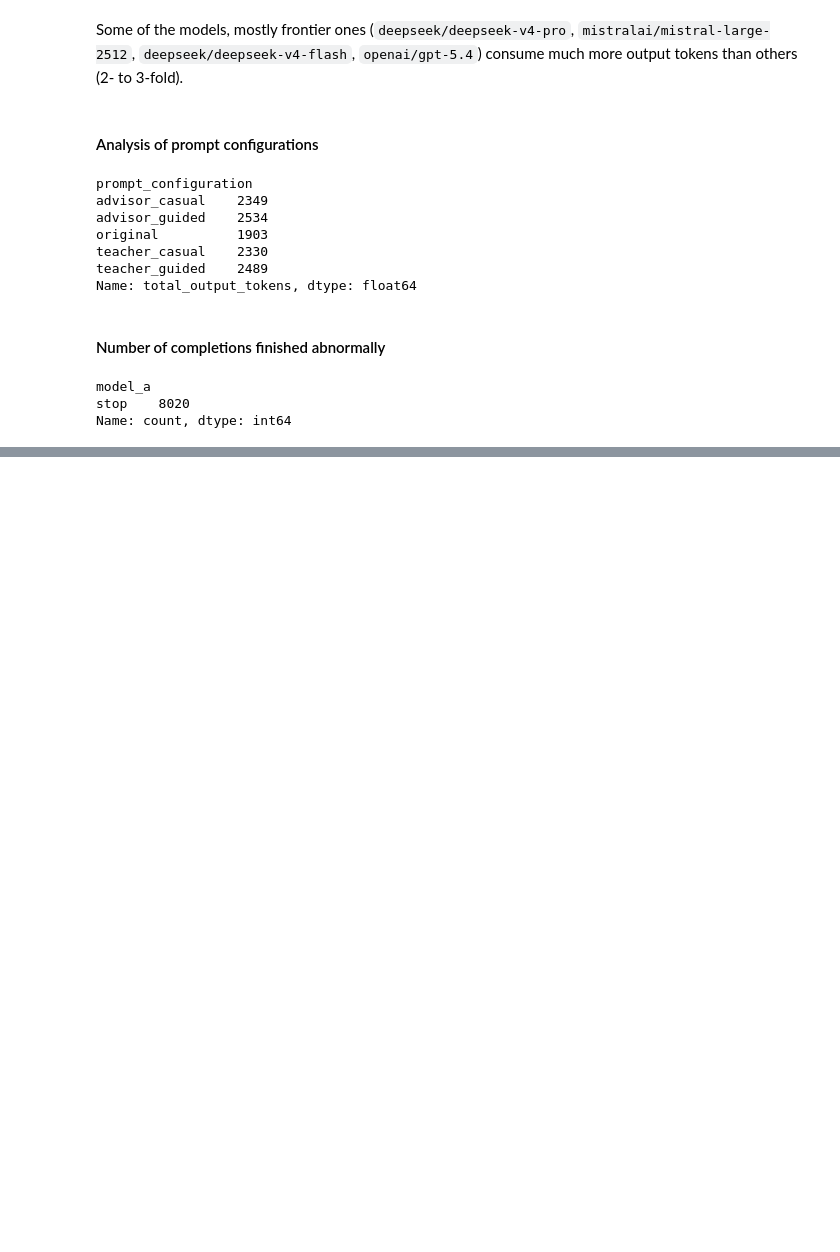
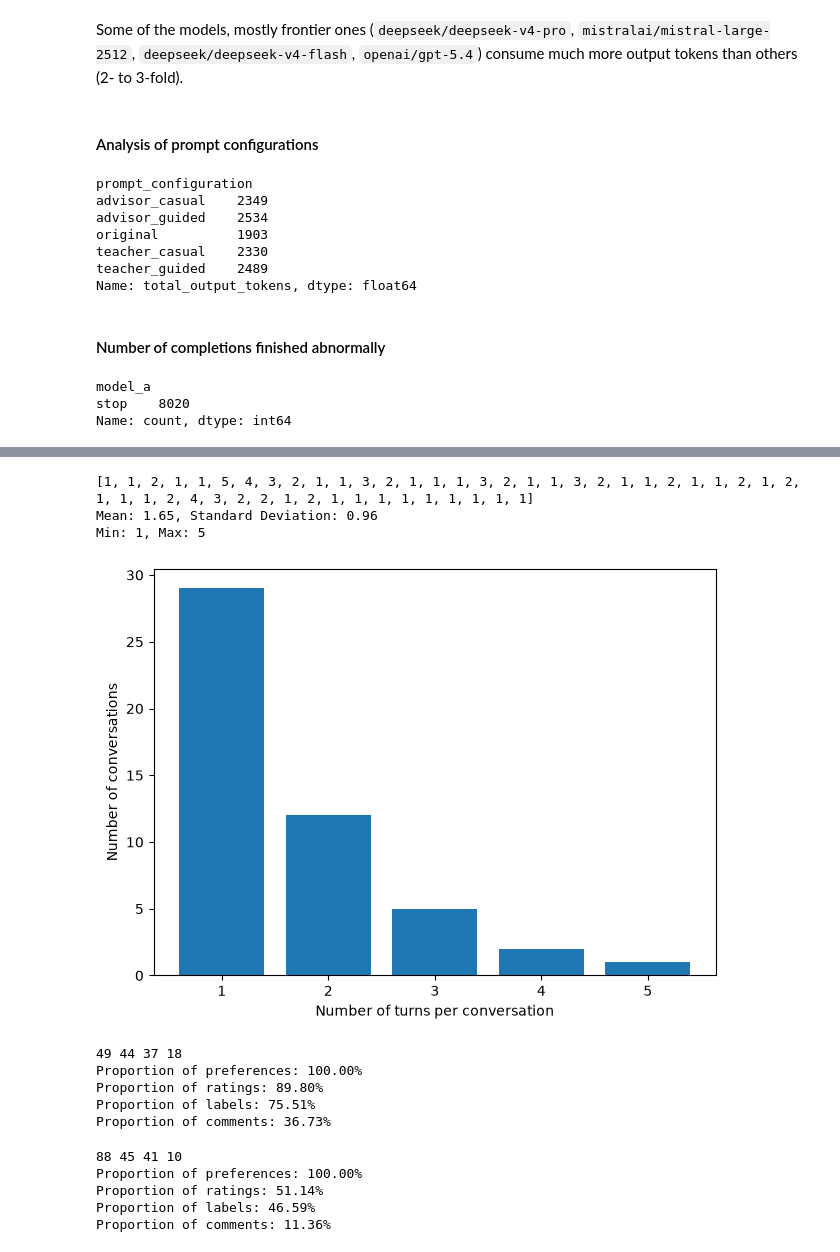
Before and after one commit to mi-1000/LitteratIA_Evaluation, a Jupyter notebook: scripts/dataset_analysis.ipynb, the cells around one changed output, grey strips where cells are left out. Saved outputs shown, nothing was run; the diff lists cells and outputs as text; code cells hidden in the pictures; blank space fills up the shorter version.

```diff
--- a/scripts/dataset_analysis.ipynb
+++ b/scripts/dataset_analysis.ipynb
@@ -154,0 +199,77 @@ Name: count, dtype: int64
+# %%
+with open("../data/reactions.json", 'r', encoding='utf-8') as f:
+    df = json.load(f)
+
+conv_turns = [x["conv_turns"] for x in df]
+
+counts = list(conv_turns)
+
+print(counts)
+
+mean, sd = np.mean(counts), np.std(counts)
+print(f"Mean: {mean:.2f}, Standard Deviation: {sd:.2f}")
+print(f"Min: {np.min(counts)}, Max: {np.max(counts)}")
+
+x = sorted(distribution)
+y = [distribution[n] for n in x]
+
+plt.bar(x, y)
+
+plt.xlabel("Number of turns per conversation")
+plt.ylabel("Number of conversations")
+plt.xticks(x)
+plt.tight_layout()
+plt.savefig("plot.png", dpi=300, bbox_inches="tight")
+plt.show()
+# %% [output]
+[1, 1, 2, 1, 1, 5, 4, 3, 2, 1, 1, 3, 2, 1, 1, 1, 3, 2, 1, 1, 3, 2, 1, 1, 2, 1, 1, 2, 1, 2, 1, 1, 1, 2, 4, 3, 2, 2, 1, 2, 1, 1, 1, 1, 1, 1, 1, 1, 1]
+Mean: 1.65, Standard Deviation: 0.96
+Min: 1, Max: 5
+[figure, added]
+# %%
+with open("../data/reactions.json", 'r', encoding='utf-8') as f:
+    df = json.load(f)
+
+preferences = [x["preferred_model"] for x in df]
+ratings = [x["rating"] for x in df if x["rating"] != 0]
+labels = [any(x["labels"].values()) for x in df if x["labels"] is not None and any(x["labels"].values())]
+comments = [x["comment"] for x in df if x["comment"] is not None]
+
+print(len(preferences), len(ratings), len(labels), len(comments))
+
+print(f"Proportion of preferences: {len(preferences) / len(df) * 100:.2f}%")
+print(f"Proportion of ratings: {len(ratings) / len(df) * 100:.2f}%")
+print(f"Proportion of labels: {len(labels) / len(df) * 100:.2f}%")
+print(f"Proportion of comments: {len(comments) / len(df) * 100:.2f}%")
+# %% [output]
+49 44 37 18
+Proportion of preferences: 100.00%
+Proportion of ratings: 89.80%
+Proportion of labels: 75.51%
+Proportion of comments: 36.73%
+# %%
+with open("../data/students_teacher_gold.json", 'r', encoding='utf-8') as f:
+    df_original = json.load(f)
+
+df = [x["teacher_annotation_data"] for x in df_original]
+df = list([item for sublist in df for item in sublist])  # Flatten the list of lists
+
+LABELS = ["complete", "correct", "relevant", "concise", "scaffolding", "understandable"]
+
+preferences = [x["preferred_model"] for x in df]
+ratings = [x["rating"] for x in df if x["rating"] != 0]
+labels = [any(x[y] for y in LABELS) for x in df if any(x[y] for y in LABELS)]
+comments = [x["comment"] for x in df if x["comment"] is not None]
+
+print(len(preferences), len(ratings), len(labels), len(comments))
+
+print(f"Proportion of preferences: {len(preferences) / len(df) * 100:.2f}%")
+print(f"Proportion of ratings: {len(ratings) / len(df) * 100:.2f}%")
+print(f"Proportion of labels: {len(labels) / len(df) * 100:.2f}%")
+print(f"Proportion of comments: {len(comments) / len(df) * 100:.2f}%")
+# %% [output]
+88 45 41 10
+Proportion of preferences: 100.00%
+Proportion of ratings: 51.14%
+Proportion of labels: 46.59%
+Proportion of comments: 11.36%
```
Also changed, not shown: parts of 4 cells of this notebook, 7 other files.
